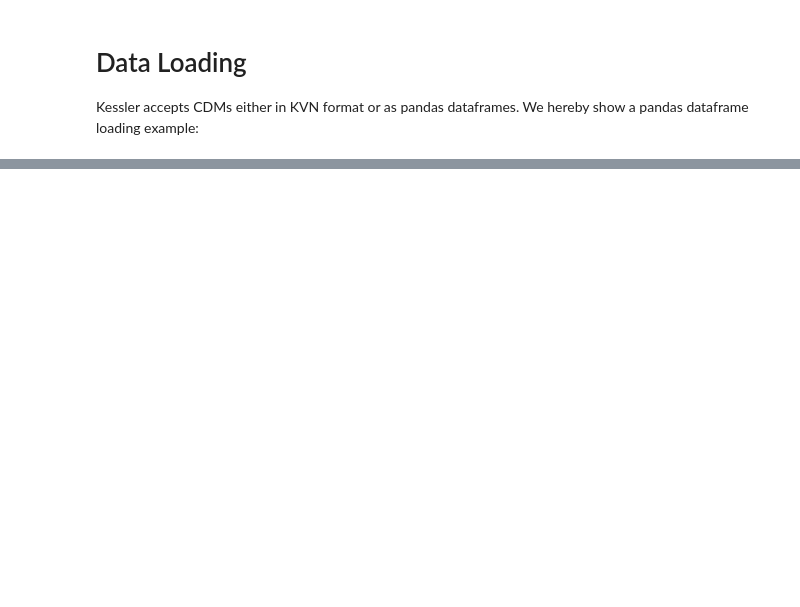
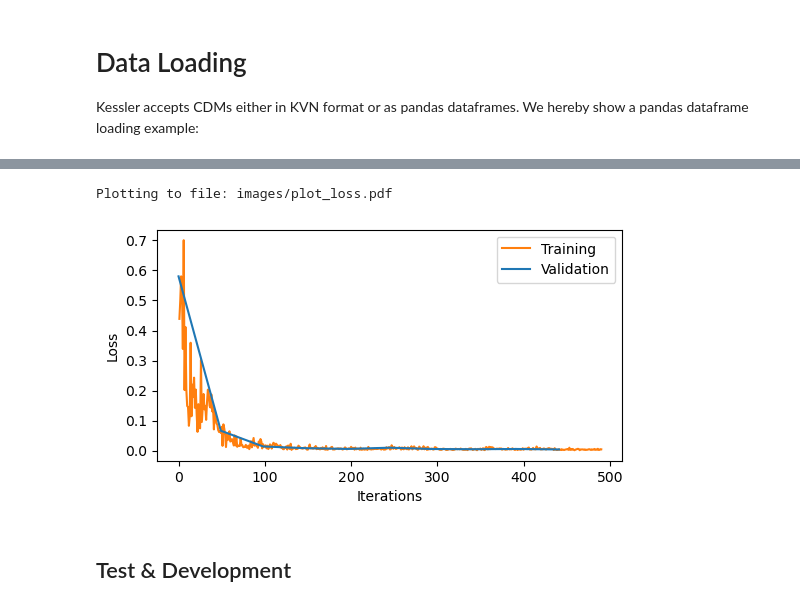
Before and after one commit to JJavierRosales/scapy, a Jupyter notebook: notebooks/get_started.ipynb, the cells around one changed output, grey strips where cells are left out. Saved outputs shown, nothing was run; the diff lists cells and outputs as text; code cells hidden in the pictures; blank space fills up the shorter version.

```diff
--- a/notebooks/get_started.ipynb
+++ b/notebooks/get_started.ipynb
@@ -239,6 +274,9 @@ model.save(file_name="models/rnn/LSTM_20epochs_lr10-4_batchsize16")
 # %%
 #NN loss plotted to a file:
-model.plot_loss(file_name='images/plot_loss.pdf')
+model.plot_loss(filepath='images/plot_loss.pdf')
+# %% [output]
+Plotting to file: images/plot_loss.pdf
+[figure, added]
 # %%
 #we show an example CDM from the set:
 events_train_and_val[0][0]
@@ -259,3 +297,5 @@ event.plot_features(['RELATIVE_SPEED', 'MISS_DISTANCE', 'OBJECT1_CT_T'], axs=axs
 #we now plot the uncertainty prediction for all the covariance matrix elements of both OBJECT1 and OBJECT2:
 axs = event_evolution.plot_uncertainty(return_axs=True, linewidth=0.5, label='Prediction', alpha=0.5, color='red', legend=True, diagonal=False)
 event.plot_uncertainty(axs=axs, label='Real', diagonal=False)
+# %% [markdown]
+## Test & Development
```
Also changed, not shown: parts of 31 cells of this notebook, 1 other file.
